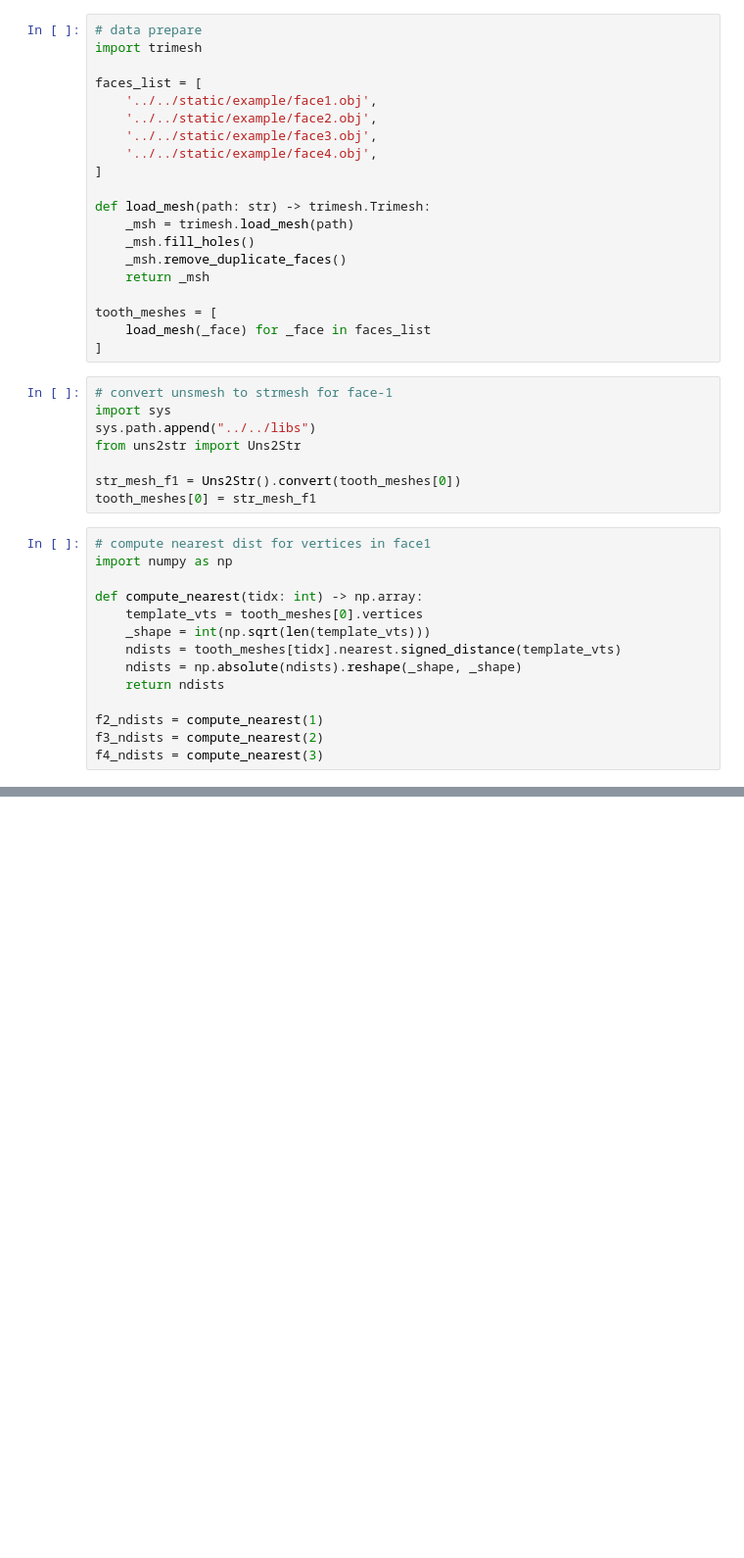
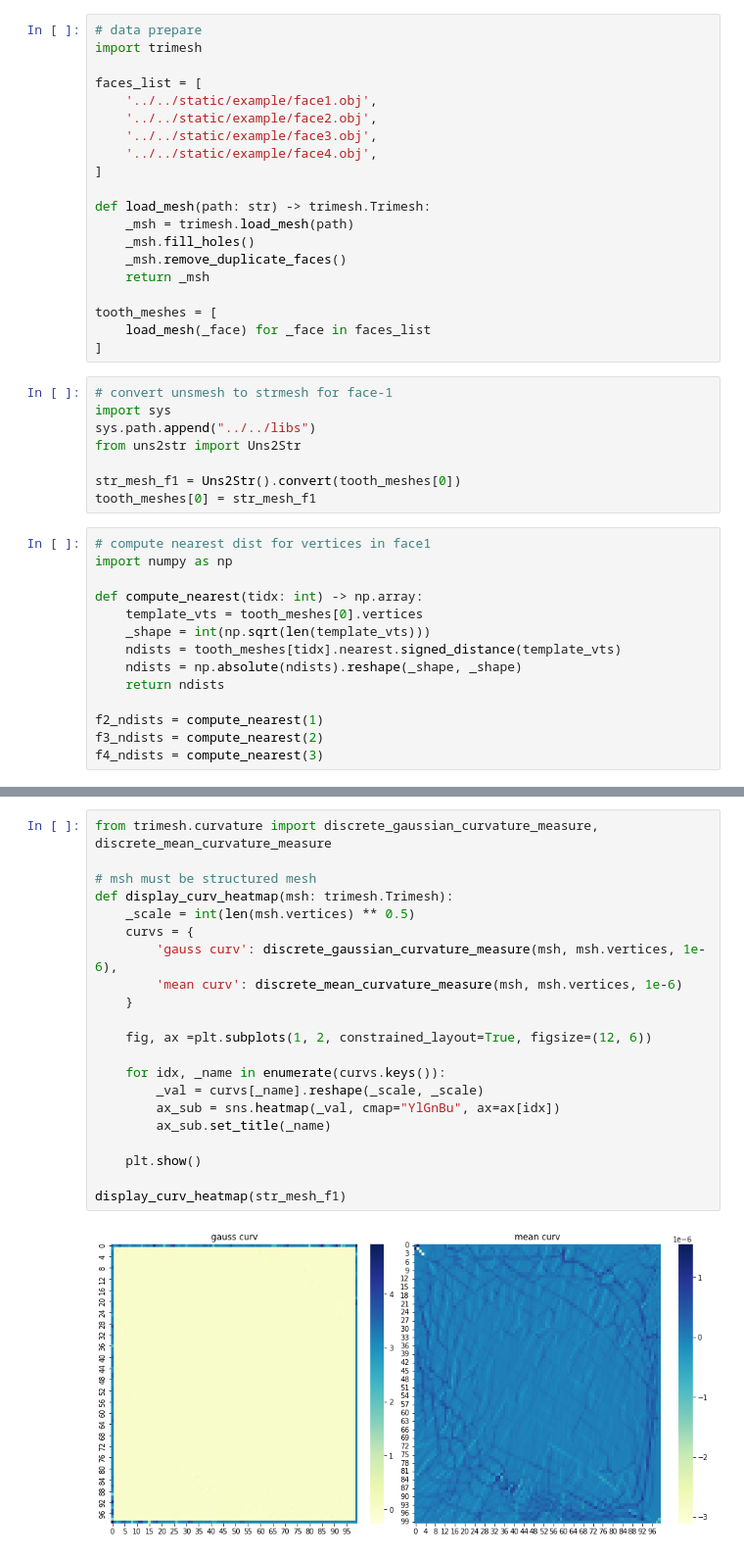
Before and after one commit to hx-w/DeepShape, a Jupyter notebook: experiments/tooth/demo.ipynb, the cells around one changed output, grey strips where cells are left out. Shown at 98% size. Drawn from its saved outputs; the diff is of its cells as text; blank space fills up the shorter version.

Commit message:
curv display

```diff
--- a/experiments/tooth/demo.ipynb
+++ b/experiments/tooth/demo.ipynb
@@ -68,0 +65,23 @@ plt.show()
+# %%
+from trimesh.curvature import discrete_gaussian_curvature_measure, discrete_mean_curvature_measure
+
+# msh must be structured mesh
+def display_curv_heatmap(msh: trimesh.Trimesh):
+    _scale = int(len(msh.vertices) ** 0.5)
+    curvs = {
+        'gauss curv': discrete_gaussian_curvature_measure(msh, msh.vertices, 1e-6),
+        'mean curv': discrete_mean_curvature_measure(msh, msh.vertices, 1e-6)
+    }
+
+    fig, ax =plt.subplots(1, 2, constrained_layout=True, figsize=(12, 6))
+
+    for idx, _name in enumerate(curvs.keys()):
+        _val = curvs[_name].reshape(_scale, _scale)
+        ax_sub = sns.heatmap(_val, cmap="YlGnBu", ax=ax[idx])
+        ax_sub.set_title(_name)
+
+    plt.show()
+
+display_curv_heatmap(str_mesh_f1)
+# %% [output]
+[figure, added]
```
Also changed, not shown: parts of 1 cell of this notebook, 2 other files.
